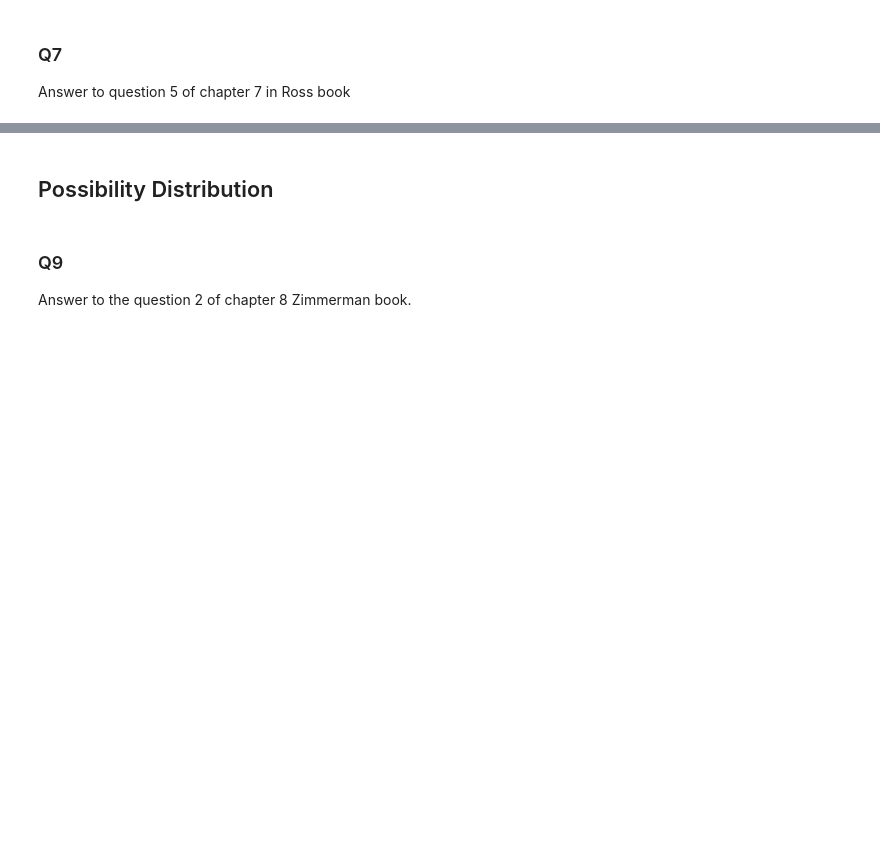
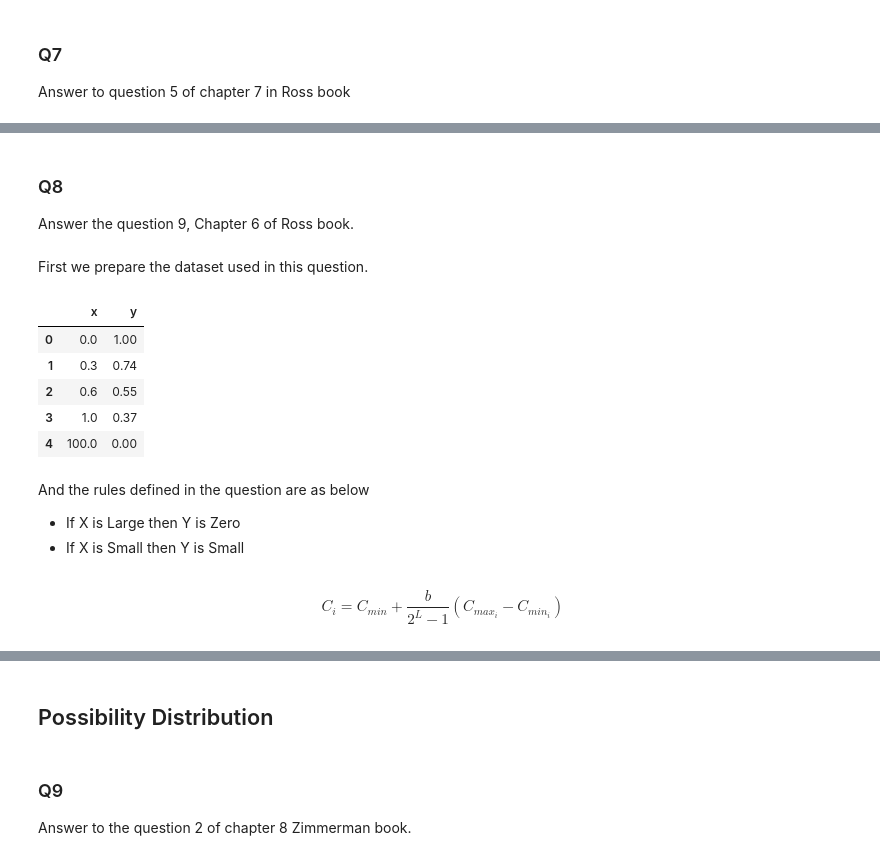
Before and after one commit to amindadgar/Fuzzy-Systems, a Jupyter notebook: HW3/Answers/main.ipynb, the cells around one changed output, grey strips where cells are left out. Saved outputs shown, nothing was run; the diff lists cells and outputs as text; code cells hidden in the pictures; blank space fills up the shorter version.

```diff
--- a/HW3/Answers/main.ipynb
+++ b/HW3/Answers/main.ipynb
@@ -816,0 +821,20 @@ plt.show()
+# %% [markdown]
+### Q8
+Answer the question 9, Chapter 6 of Ross book.
+# %% [markdown]
+First we prepare the dataset used in this question.
+# %%
+dataset = pd.DataFrame(dict(x=[0, 0.3,0.6, 1, 100],
+                        y=[1, 0.74, 0.55, 0.37, 0]))
+dataset
+# %% [output]
+|  | x | y |
+| 0 | 0.0 | 1.00 |
+| 1 | 0.3 | 0.74 |
+| 2 | 0.6 | 0.55 |
+| 3 | 1.0 | 0.37 |
+| 4 | 100.0 | 0.00 |
+# %% [markdown]
+And the rules defined in the question are as below
+- If X is Large then Y is Zero
+- If X is Small then Y is Small
@@ -816,0 +849,4 @@ plt.show()
+# %% [markdown]
+\begin{equation}
+C_i = C_{min} + \frac{b}{2^L - 1} (C_{max_i} - C_{min_i})
+\end{equation}
```
Also changed, not shown: parts of 47 cells of this notebook.
